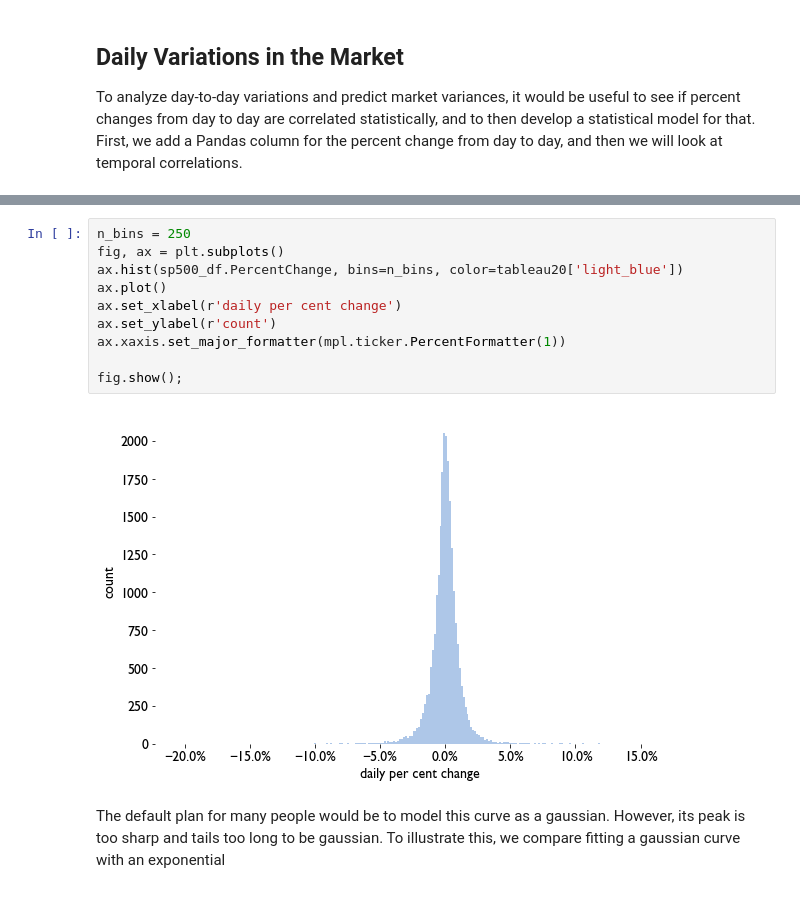
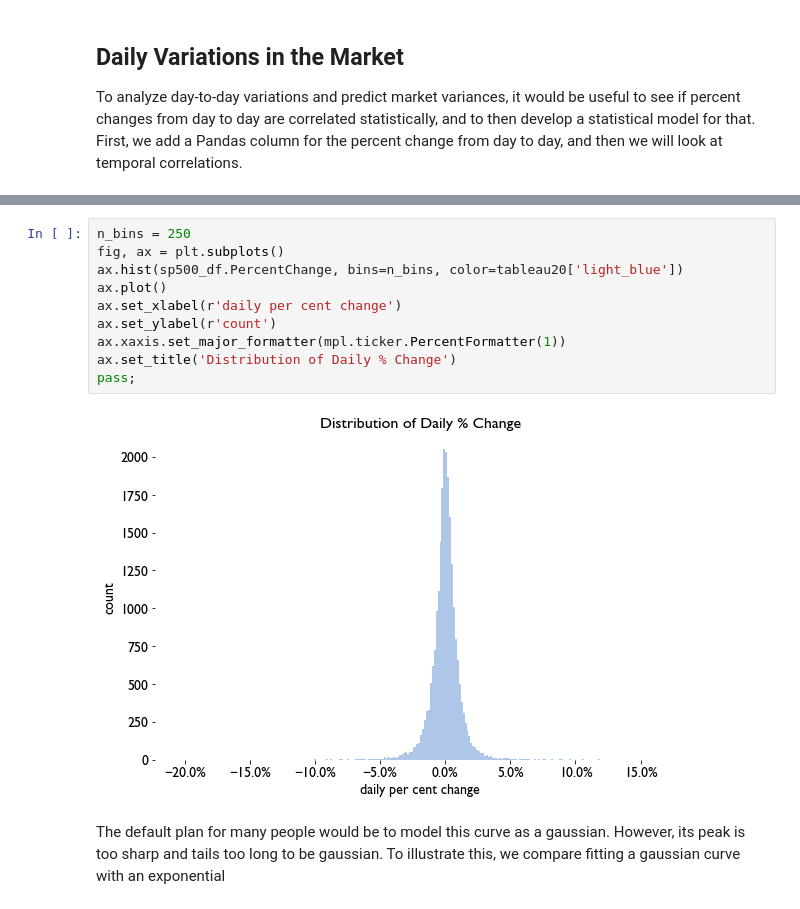
Before and after one commit to sdwebb/sp500_random_walk, a Jupyter notebook: notebooks/sp500_projection_model.ipynb, the cells around one changed output, grey strips where cells are left out. Saved outputs shown, nothing was run; the diff lists cells and outputs as text.

```diff
--- a/notebooks/sp500_projection_model.ipynb
+++ b/notebooks/sp500_projection_model.ipynb
@@ -367,15 +358,15 @@ Name: PercentChange, dtype: float64
 # %%
 n_bins = 250
 fig, ax = plt.subplots()
 ax.hist(sp500_df.PercentChange, bins=n_bins, color=tableau20['light_blue'])
 ax.plot()
 ax.set_xlabel(r'daily per cent change')
 ax.set_ylabel(r'count')
 ax.xaxis.set_major_formatter(mpl.ticker.PercentFormatter(1))
-
-fig.show();
+ax.set_title('Distribution of Daily % Change')
+pass;
 # %% [output]
-[figure, old version]
+[figure, new version]
 # %% [markdown]
 The default plan for many people would be to model this curve as a gaussian. However, its peak is too sharp and tails too long to be gaussian. To illustrate this, we compare fitting a gaussian curve with an exponential
 # %%
```
Also changed, not shown: parts of 22 cells of this notebook, 7 other files.
